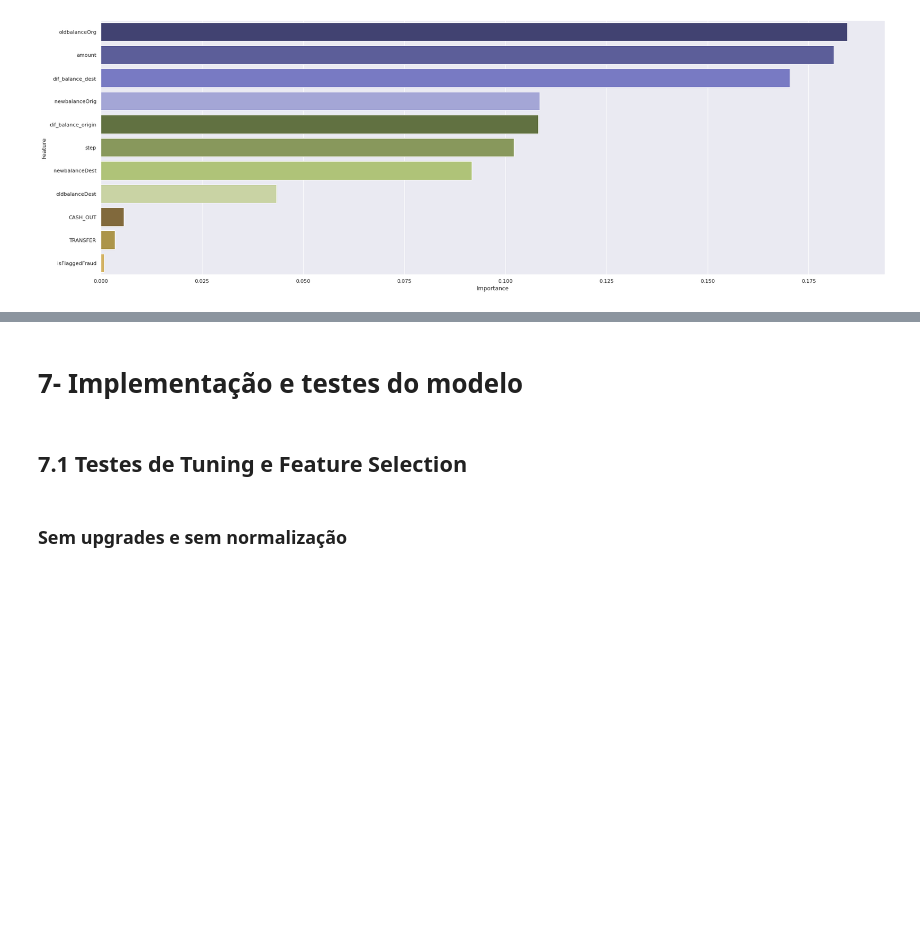
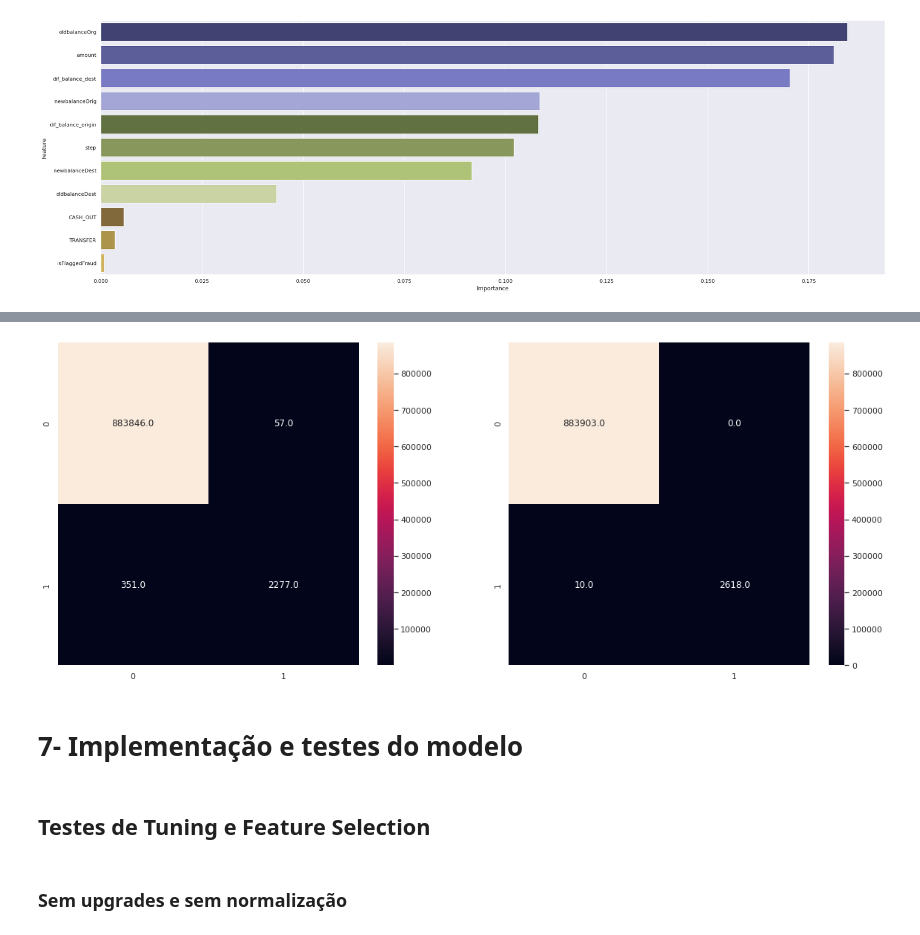
Before and after one commit to rsantosluan/fraud_detect, a Jupyter notebook: Jnotebooks/ML-C2.ipynb, the cells around one changed output, grey strips where cells are left out. Saved outputs shown, nothing was run; the diff lists cells and outputs as text; code cells hidden in the pictures; blank space fills up the shorter version.

```diff
--- a/Jnotebooks/ML-C2.ipynb
+++ b/Jnotebooks/ML-C2.ipynb
@@ -303,7 +330,38 @@ pkl.dump( cols_selected, open( '../data/pickle/cols_selected.sav', 'wb' ) )
+# %%
+### Criando Features
+xtrn_fs = nt.feature_eng( xtr )
+xten_fs = nt.feature_eng( xte )
+
+#Normalizando conjunto de dados
+xtrn_fs, r, m = nt.rescaling( rs = rs, mms = mms, data_raw = xtrn_fs  )
+xten_fs, r, m = nt.rescaling( rs = rs, mms = mms, data_raw = xten_fs )
+# %%
+### Predições sem feature selection
+xgbc.fit(xtrn, ytr)
+y_pred = xgbc.predict( xten )
+
+### Predições com feature selection
+xgbc.fit(xtrn_fs, ytr)
+y_pred_fs = xgbc.predict( xten_fs )
+# %%
+### Criando matrizes de confusão
+cf_matrix = confusion_matrix(yte, y_pred)
+cf_matrix_fs = confusion_matrix(yte, y_pred_fs)
+
+specs = GridSpec(1,2)
+### Plot Matriz sem Feature Selection
+plt.subplot(specs[0,0])
+sns.heatmap(cf_matrix, annot = True, fmt = '.1f' )
+
+### Plot Matriz com Feature Selection
+plt.subplot(specs[0,1])
+sns.heatmap(cf_matrix_fs, annot = True, fmt = '.1f' );
+# %% [output]
+[figure, added]
 # %% [markdown]
 # 7- Implementação e testes do modelo
 # %% [markdown]
-## 7.1 Testes de Tuning e Feature Selection
+## Testes de Tuning e Feature Selection
 # %% [markdown]
 ### Sem upgrades e sem normalização
 # %%
```
Also changed, not shown: parts of 34 cells of this notebook, 7 other files.
